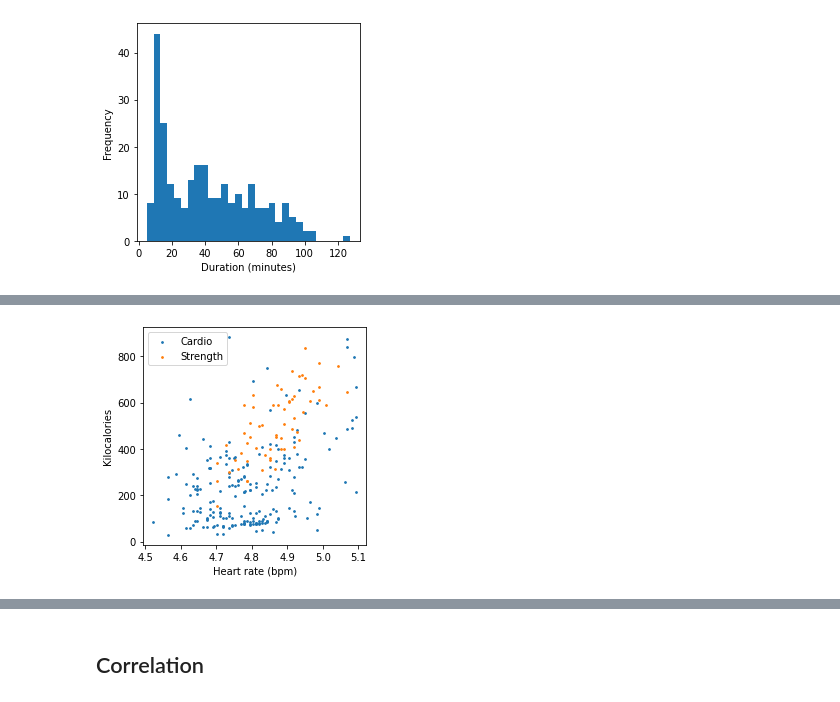
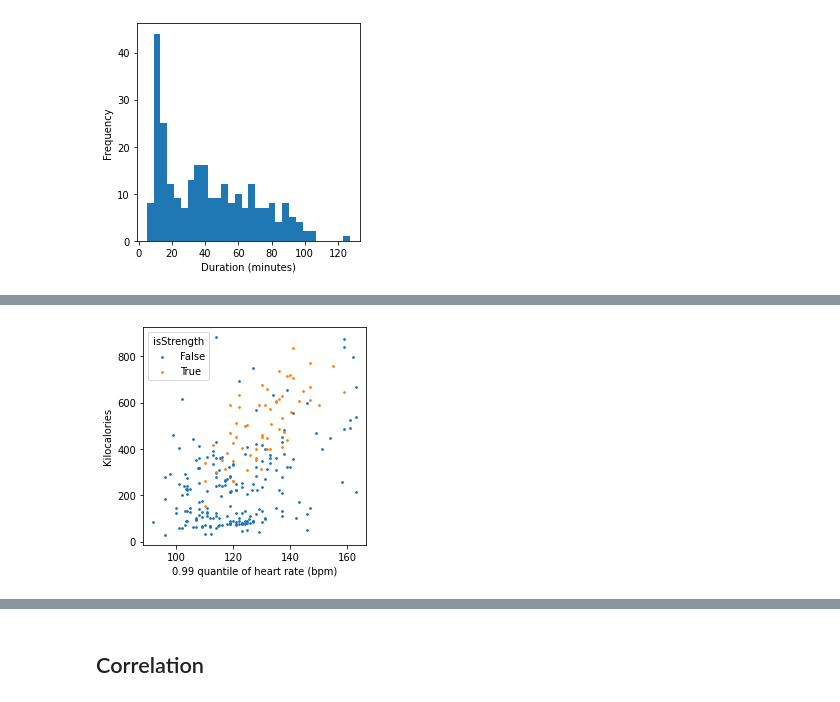
Before and after one commit to besiobu/data-science-portfolio, a Jupyter notebook: polar/Polar.ipynb, the cells around one changed output, grey strips where cells are left out. Saved outputs shown, nothing was run; the diff lists cells and outputs as text; code cells hidden in the pictures.

```diff
--- a/polar/Polar.ipynb
+++ b/polar/Polar.ipynb
@@ -522,3 +560,2 @@ We remove the rows where `sport` is `RUNNING` because there were only two workou
 # %%
-reg_df = reg_df[reg_df['sport'] != 'RUNNING']
-reg_df = reg_df.drop('sport', axis=1)
+reg_df = reg_df[reg_df['sport'] != 'running']
@@ -527,6 +562,3 @@ We convert binary features to integers for statsmodels.
-# %%
-reg_df['indoors'] = reg_df['indoors'].astype(int)
-reg_df['activityType'] = reg_df['activityType'].astype(int)
 # %% [markdown]
 ### Outliers
 # %% [markdown]
@@ -557,2 +586,0 @@ We apply the log transform to `heartRateQ99` hoping to reduce variance.
-# %%
-reg_df['heartRateQ99'] = np.log(reg_df['heartRateQ99'])
@@ -591,0 +617,13 @@ activity_type = ['Cardio', 'Strength']
+# %%
+for val in [False, True]:
+    tmp = reg_df[reg_df['isStrength'] == val]
+    plt.scatter(tmp['totalTime'],
+                tmp['kiloCalories'],
+                s=3,
+                label=val)
+
+plt.xlabel('Time (minutes)')
+plt.ylabel('Kilocalories')
+plt.legend(title='isStrength', loc='best')
+plt.savefig('./img/time_vs_kilocalories_scatter_by_strength.png')
+plt.show()
@@ -592,15 +632,15 @@ activity_type = ['Cardio', 'Strength']
 # %%
-for val,name in zip(activity,activity_type):
-    tmp = reg_df[reg_df['activityType'] == val]
+for val in [False, True]:
+    tmp = reg_df[reg_df['isStrength'] == val]
     plt.scatter(tmp['heartRateQ99'],
                 tmp['kiloCalories'],
                 s=3,
-                label=name)
+                label=val)
 
-plt.xlabel('Heart rate (bpm)')
+plt.xlabel('0.99 quantile of heart rate (bpm)')
 plt.ylabel('Kilocalories')
-plt.legend(loc='best')
-plt.savefig('./img/time_vs_kilocalories_scatter.png')
+plt.legend(title='isStrength', loc='best')
+plt.savefig('./img/99q_hr_vs_kilocalories_scatter_by_strength.png')
 plt.show()
 # %% [output]
-[figure, old version]
+[figure, new version]
```
Also changed, not shown: parts of 104 cells of this notebook, 17 other files.
